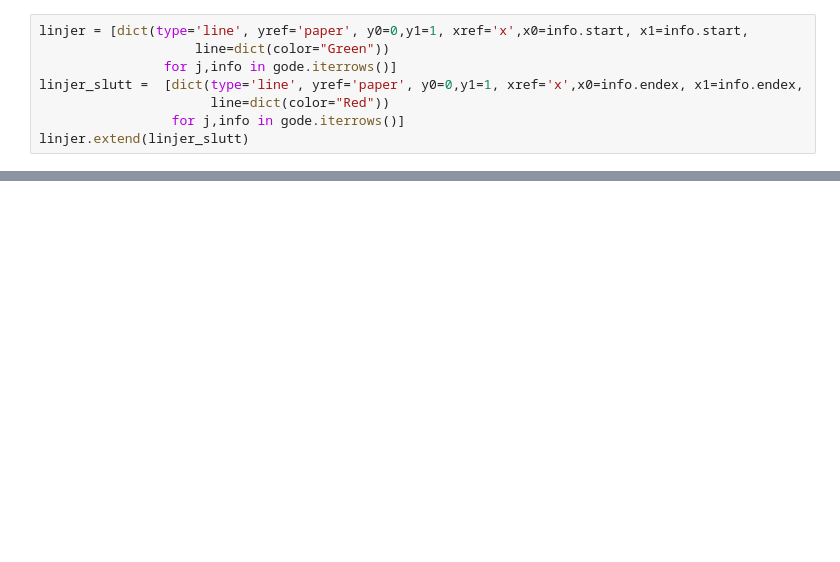
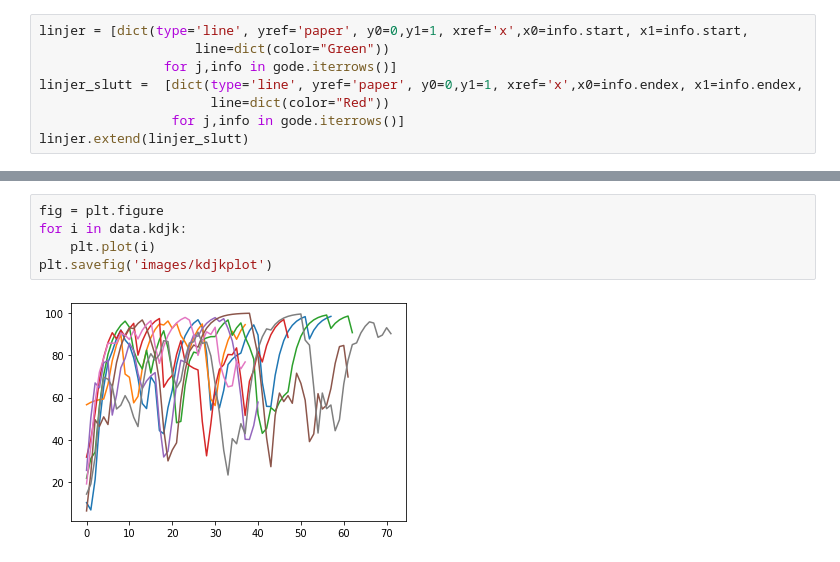
Before and after one commit to stianteien/instradag, a Jupyter notebook: make_model.ipynb, the cells around one changed output, grey strips where cells are left out. Drawn from its saved outputs; the diff is of its cells as text; blank space fills up the shorter version.

```diff
--- a/make_model.ipynb
+++ b/make_model.ipynb
@@ -139,0 +122,7 @@ px.bar(stock, x='tid', y=['trix'])
+# %%
+fig = plt.figure
+for i in data.kdjk:
+    plt.plot(i)
+plt.savefig('images/kdjkplot')
+# %% [output]
+[figure, added]
```
Also changed, not shown: parts of 17 cells of this notebook, 1 other file.
